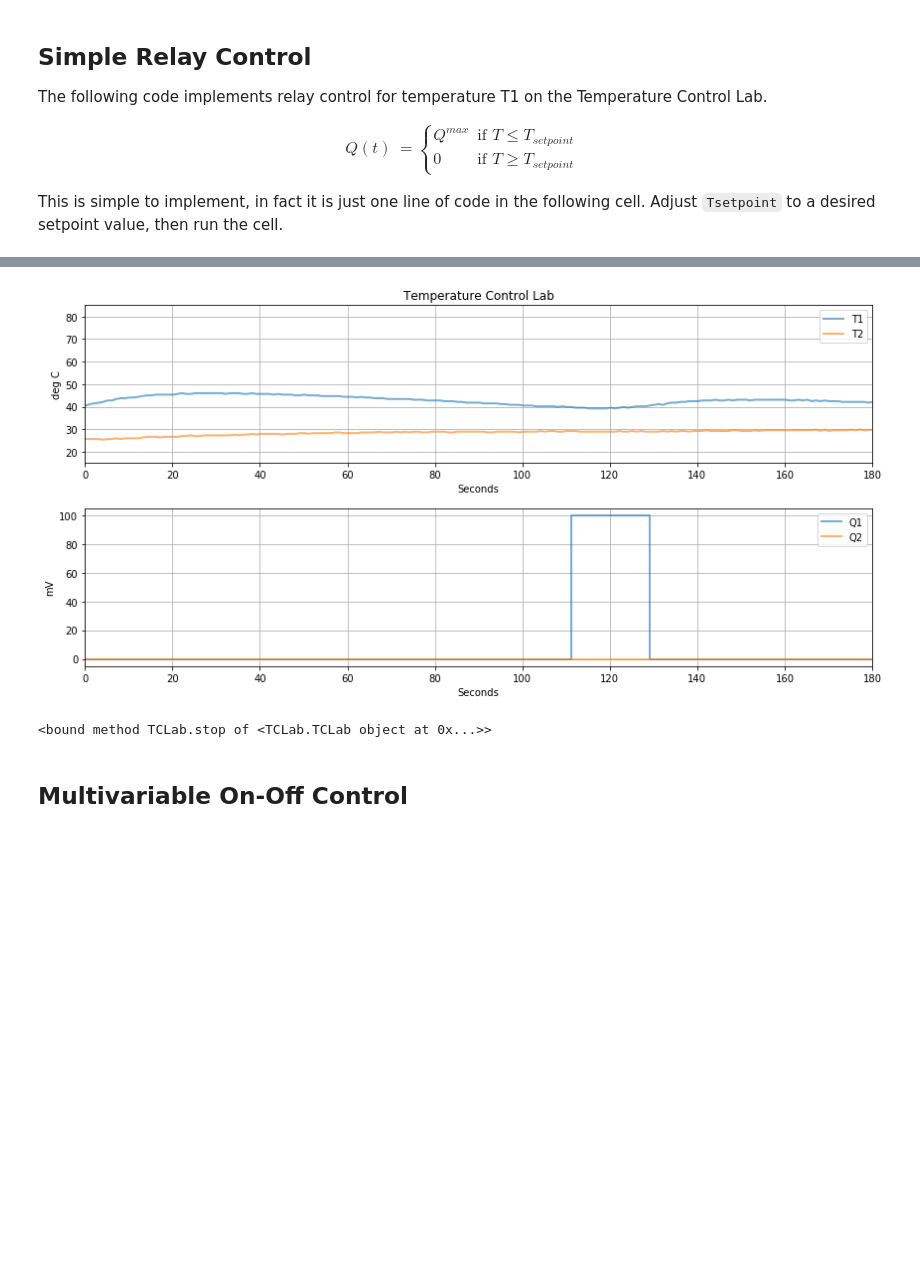
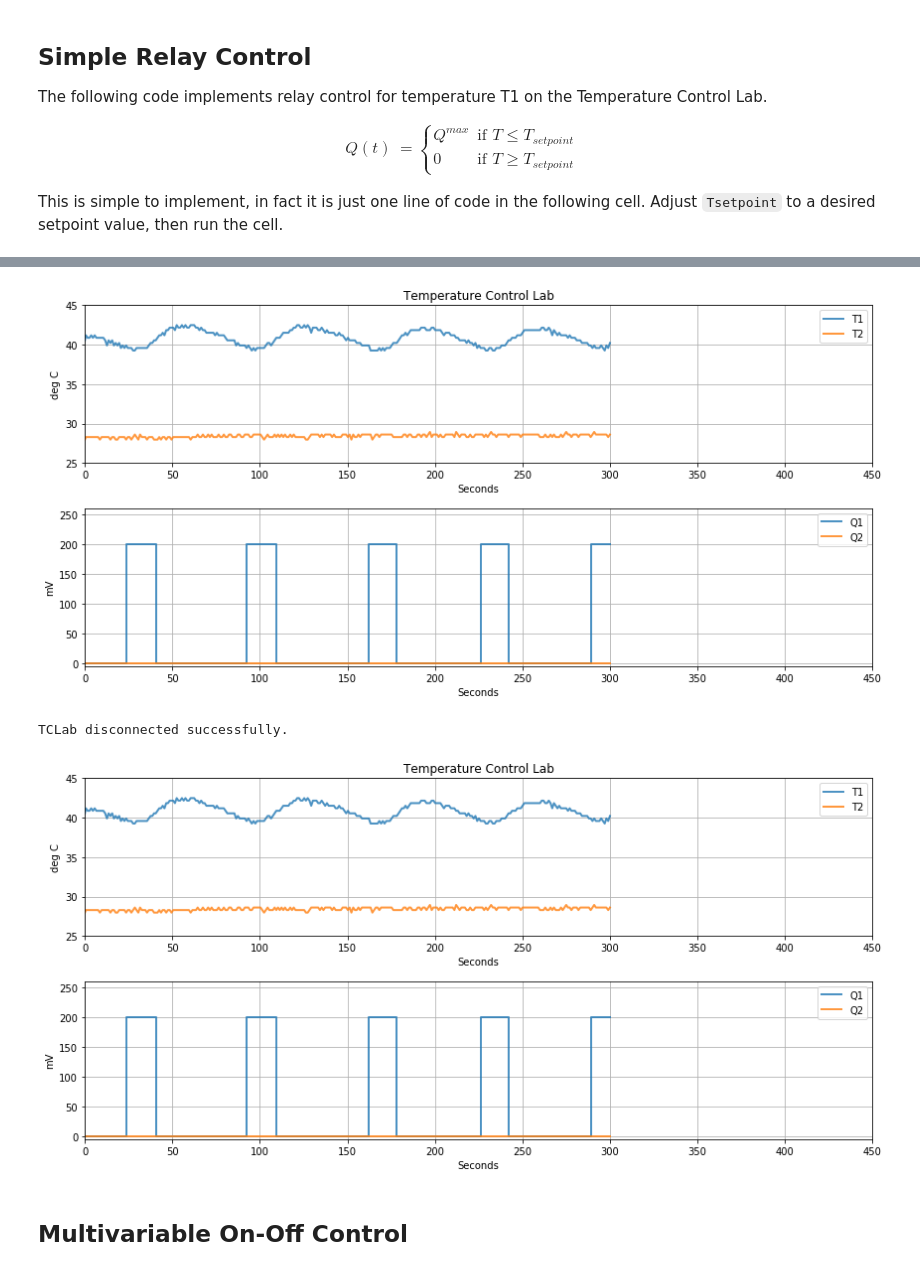
Before and after one commit to jckantor/TCLab, a Jupyter notebook: notebooks/1_Relay_Control.ipynb, the cells around one changed output, grey strips where cells are left out. Cells and saved outputs as stored; diff of their text form; code cells hidden in the pictures; blank space fills up the shorter version.

```diff
--- a/notebooks/1_Relay_Control.ipynb
+++ b/notebooks/1_Relay_Control.ipynb
@@ -14,26 +14,23 @@ Q(t) & = \begin{cases}
 
 This is simple to implement, in fact it is just one line of code in the following cell. Adjust `Tsetpoint` to a desired setpoint value, then run the cell.
 # %%
+%matplotlib inline
 import sys
 sys.path.append("..")
 from TCLab import TCLab, clock
 
 # control parameters
-Qmax = 100
+Qmax = 200
 Tsetpoint = 40
 
 # time horizon and time step
-tfinal = 180
+tfinal = 300
 tstep = 1
 
 # perform experiment
-a = TCLab()
-a.initplot(tfinal)
-a.start()
-for t in clock(tfinal, tstep):
-    a.Q1 = Qmax if a.T1 < Tsetpoint else 0
-    a.updateplot()
-
-# finish up
-a.stop
+with TCLab() as a:
+    a.initplot(tfinal)
+    for t in clock(tfinal, tstep):
+        a.Q1 = Qmax if a.T1 < Tsetpoint else 0
+        a.updateplot()
 # %% [output]
@@ -71,33 +71,31 @@ and is turned for temperatures above the range. Within the range, however, the f
 
 The following code implements relay control with hystersis.
 # %%
+%matplotlib inline
 import sys
 sys.path.append("..")
 from TCLab import TCLab, clock
 
 # control parameters
-Qmax = 100
+Qmax = 200
 Tsetpoint = 40
 h = 0.5
 
 # time horizon and time step
-tfinal = 180
+tfinal = 300
 tstep = 1
 
 # perform experiment
-a = TCLab()
-a.initplot(tfinal)
-a.start()
-for t in clock(tfinal, tstep):
-    a.Q1 = 100 if (a.T1 <= Tsetpoint - h/2) else a.Q1
-    a.Q1 = 0 if (a.T1 >= Tsetpoint + h/2) else a.Q1
-    a.updateplot()
-
-# finish up
-a.stop
+with TCLab() as a:
+    a.initplot(tfinal)
+    for t in clock(tfinal, tstep):
+        a.Q1 = Qmax if (a.T1 <= Tsetpoint - h/2) else a.Q1
+        a.Q1 = 0 if (a.T1 >= Tsetpoint + h/2) else a.Q1
+        a.updateplot()
 # %% [output]
-[figure, old version]
+[figure, new version]
-<bound method TCLab.stop of <TCLab.TCLab object at 0x...>>
+TCLab disconnected successfully.
+[figure, added]
 # %% [markdown]
 ## Multivariable On-Off Control
 # %%
```
Also changed, not shown: parts of 4 cells of this notebook, 8 other files.
